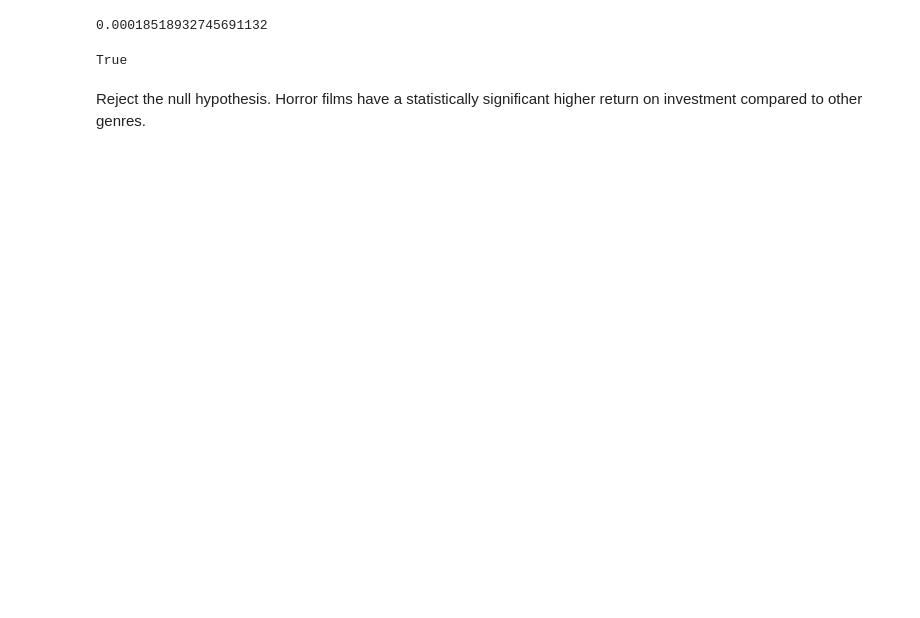
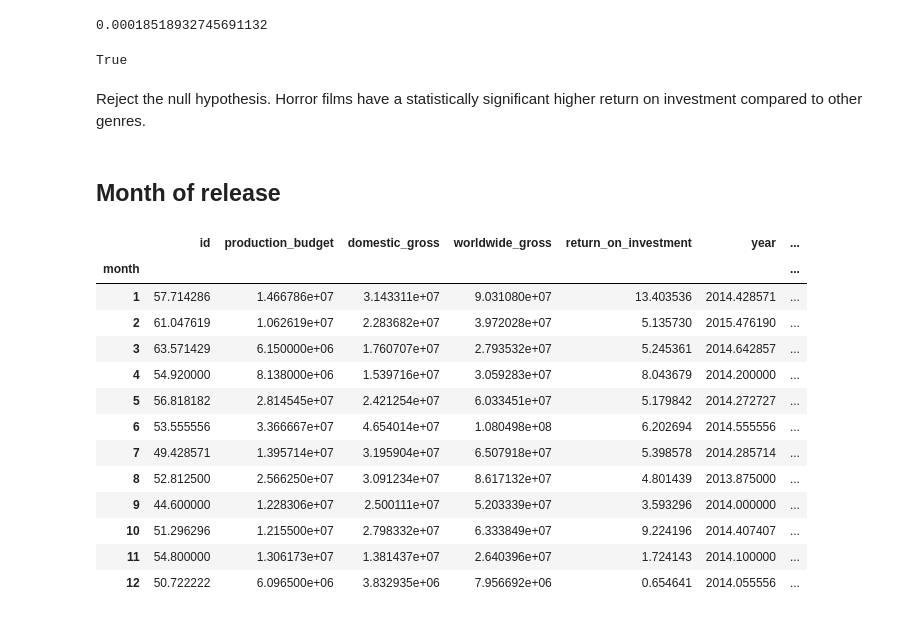
Before and after one commit to LydiaCuffman/film-investment-project, a Jupyter notebook: Lydia Scratch.ipynb, the cells around one changed output. Cells and saved outputs as stored; diff of their text form; code cells hidden in the pictures; blank space fills up the shorter version.

Commit message:
month data

```diff
--- a/Lydia Scratch.ipynb
+++ b/Lydia Scratch.ipynb
@@ -550,3 +552,24 @@ pvalue / 2
 True
 # %% [markdown]
 Reject the null hypothesis. Horror films have a statistically significant higher return on investment compared to other genres.
+# %% [markdown]
+## Month of release
+# %%
+horror_sample['month'] = horror_sample['release_date'].dt.month
+# %%
+horror_sample.groupby('month').mean()
+# %% [output]
+|  | id | production_budget | domestic_gross | worldwide_gross | return_on_investment | year | ... |
+| month |  |  |  |  |  |  | ... |
+| 1 | 57.714286 | 1.466786e+07 | 3.143311e+07 | 9.031080e+07 | 13.403536 | 2014.428571 | ... |
+| 2 | 61.047619 | 1.062619e+07 | 2.283682e+07 | 3.972028e+07 | 5.135730 | 2015.476190 | ... |
+| 3 | 63.571429 | 6.150000e+06 | 1.760707e+07 | 2.793532e+07 | 5.245361 | 2014.642857 | ... |
+| 4 | 54.920000 | 8.138000e+06 | 1.539716e+07 | 3.059283e+07 | 8.043679 | 2014.200000 | ... |
+| 5 | 56.818182 | 2.814545e+07 | 2.421254e+07 | 6.033451e+07 | 5.179842 | 2014.272727 | ... |
+| 6 | 53.555556 | 3.366667e+07 | 4.654014e+07 | 1.080498e+08 | 6.202694 | 2014.555556 | ... |
+| 7 | 49.428571 | 1.395714e+07 | 3.195904e+07 | 6.507918e+07 | 5.398578 | 2014.285714 | ... |
+| 8 | 52.812500 | 2.566250e+07 | 3.091234e+07 | 8.617132e+07 | 4.801439 | 2013.875000 | ... |
+| 9 | 44.600000 | 1.228306e+07 | 2.500111e+07 | 5.203339e+07 | 3.593296 | 2014.000000 | ... |
+| 10 | 51.296296 | 1.215500e+07 | 2.798332e+07 | 6.333849e+07 | 9.224196 | 2014.407407 | ... |
+| 11 | 54.800000 | 1.306173e+07 | 1.381437e+07 | 2.640396e+07 | 1.724143 | 2014.100000 | ... |
+| 12 | 50.722222 | 6.096500e+06 | 3.832935e+06 | 7.956692e+06 | 0.654641 | 2014.055556 | ... |
```
Also changed, not shown: parts of 14 cells of this notebook, 1 other file.
